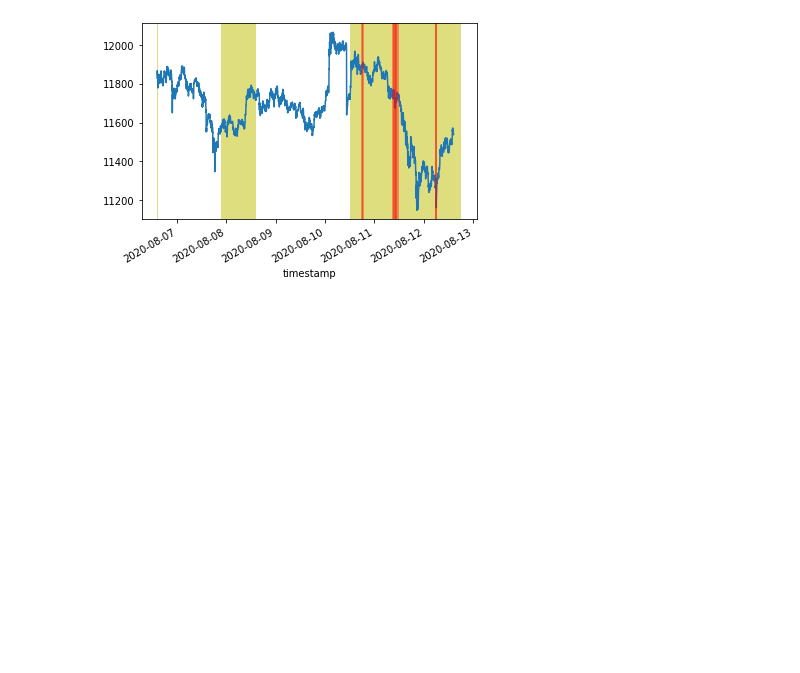
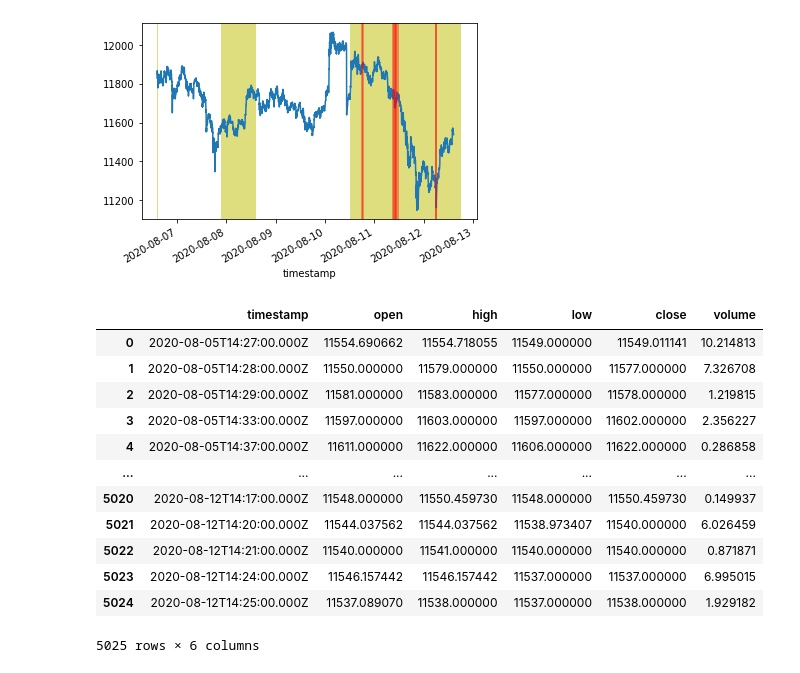
Before and after one commit to amberdata/evan-blog-posts, a Jupyter notebook: txn-mempool/notebooks/1.0-ea-analysis.ipynb, the cells around one changed output. Saved outputs shown, nothing was run; the diff lists cells and outputs as text; code cells hidden in the pictures; blank space fills up the shorter version.

```diff
--- a/txn-mempool/notebooks/1.0-ea-analysis.ipynb
+++ b/txn-mempool/notebooks/1.0-ea-analysis.ipynb
@@ -169,6 +169,24 @@ plt.show()
 # %% [output]
 <matplotlib.patches.Polygon at 0x...>
 [figure]
+# %%
+ohlcv = pd.read_csv("../data/ohlcv.csv")
+# %%
+ohlcv[ohlcv.timestamp > ]
+# %% [output]
+|  | timestamp | open | high | low | close | volume |
+| 0 | 2020-08-05T14:27:00.000Z | 11554.690662 | 11554.718055 | 11549.000000 | 11549.011141 | 10.214813 |
+| 1 | 2020-08-05T14:28:00.000Z | 11550.000000 | 11579.000000 | 11550.000000 | 11577.000000 | 7.326708 |
+| 2 | 2020-08-05T14:29:00.000Z | 11581.000000 | 11583.000000 | 11577.000000 | 11578.000000 | 1.219815 |
+| 3 | 2020-08-05T14:33:00.000Z | 11597.000000 | 11603.000000 | 11597.000000 | 11602.000000 | 2.356227 |
+| 4 | 2020-08-05T14:37:00.000Z | 11611.000000 | 11622.000000 | 11606.000000 | 11622.000000 | 0.286858 |
+| ... | ... | ... | ... | ... | ... | ... |
+| 5020 | 2020-08-12T14:17:00.000Z | 11548.000000 | 11550.459730 | 11548.000000 | 11550.459730 | 0.149937 |
+| 5021 | 2020-08-12T14:20:00.000Z | 11544.037562 | 11544.037562 | 11538.973407 | 11540.000000 | 6.026459 |
+| 5022 | 2020-08-12T14:21:00.000Z | 11540.000000 | 11541.000000 | 11540.000000 | 11540.000000 | 0.871871 |
+| 5023 | 2020-08-12T14:24:00.000Z | 11546.157442 | 11546.157442 | 11537.000000 | 11537.000000 | 6.995015 |
+| 5024 | 2020-08-12T14:25:00.000Z | 11537.089070 | 11538.000000 | 11537.000000 | 11538.000000 | 1.929182 |
+5025 rows × 6 columns
 # %%
 # save current data to csv
 ohlcv.to_csv("../data/ohlcv.csv", index=False)
```
